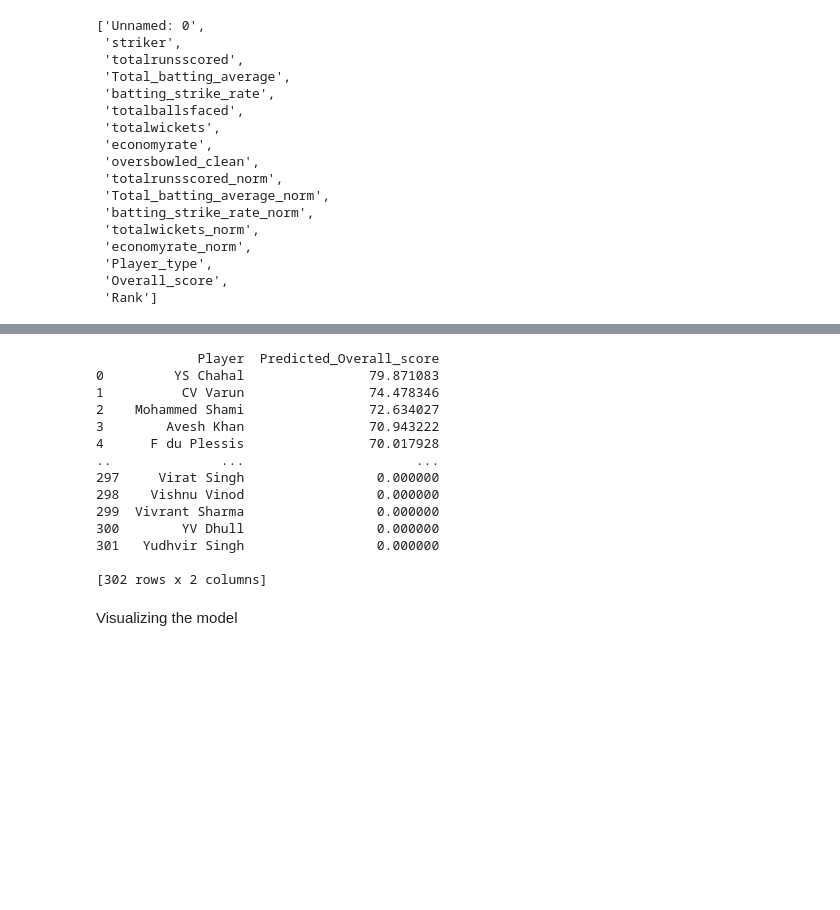
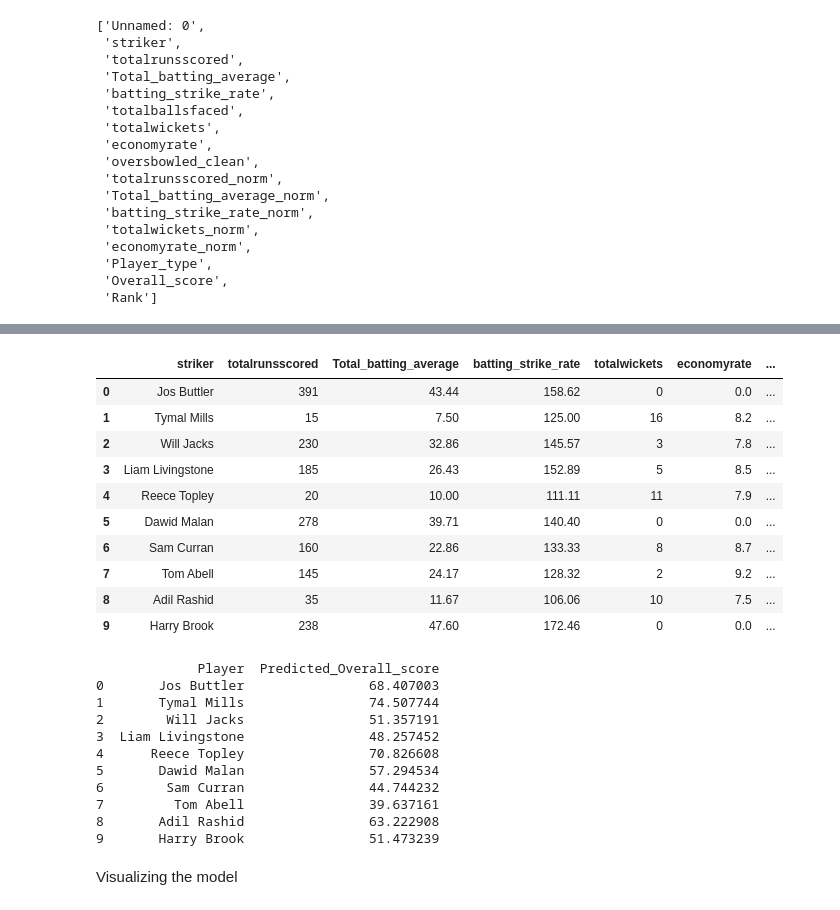
Before and after one commit to NIRANJANGOPALAN/IPL_player_analysis, a Jupyter notebook: Models/players_analysis.ipynb, the cells around one changed output, grey strips where cells are left out. Cells and saved outputs as stored; diff of their text form; code cells hidden in the pictures; blank space fills up the shorter version.

```diff
--- a/Models/players_analysis.ipynb
+++ b/Models/players_analysis.ipynb
@@ -746,0 +749,2 @@ data.columns.to_list()
+# %%
+test_data = pd.read_csv("testData.csv")
@@ -746,0 +846,14 @@ data.columns.to_list()
+# %%
+test_data
+# %% [output]
+|  | striker | totalrunsscored | Total_batting_average | batting_strike_rate | totalwickets | economyrate | ... |
+| 0 | Jos Buttler | 391 | 43.44 | 158.62 | 0 | 0.0 | ... |
+| 1 | Tymal Mills | 15 | 7.50 | 125.00 | 16 | 8.2 | ... |
+| 2 | Will Jacks | 230 | 32.86 | 145.57 | 3 | 7.8 | ... |
+| 3 | Liam Livingstone | 185 | 26.43 | 152.89 | 5 | 8.5 | ... |
+| 4 | Reece Topley | 20 | 10.00 | 111.11 | 11 | 7.9 | ... |
+| 5 | Dawid Malan | 278 | 39.71 | 140.40 | 0 | 0.0 | ... |
+| 6 | Sam Curran | 160 | 22.86 | 133.33 | 8 | 8.7 | ... |
+| 7 | Tom Abell | 145 | 24.17 | 128.32 | 2 | 9.2 | ... |
+| 8 | Adil Rashid | 35 | 11.67 | 106.06 | 10 | 7.5 | ... |
+| 9 | Harry Brook | 238 | 47.60 | 172.46 | 0 | 0.0 | ... |
@@ -747,42 +862,39 @@ data.columns.to_list()
 # %%
-new_data = pd.DataFrame({
+sample_data = pd.DataFrame({
 
- 'totalrunsscored_norm': data['totalrunsscored_norm'],
-    'Total_batting_average_norm': data['Total_batting_average_norm'],
-    'batting_strike_rate_norm': data['batting_strike_rate_norm'],
-    'totalwickets_norm': data['totalwickets_norm'],
-    'economyrate_norm': data['economyrate_norm'],
-    'Player_type': data['Player_type']
+ 'totalrunsscored_norm': test_data['totalrunsscored_norm'],
+    'Total_batting_average_norm': test_data['Total_batting_average_norm'],
+    'batting_strike_rate_norm': test_data['batting_strike_rate_norm'],
+    'totalwickets_norm': test_data['totalwickets_norm'],
+    'economyrate_norm': test_data['economyrate_norm'],
+    'Player_type': test_data['Player_type']
 
 })
 
 # Encode the 'Player_type' for the new data
-new_data['Player_type'] = le.transform(new_data['Player_type'])
+sample_data['Player_type'] = le.transform(sample_data['Player_type'])
 
 # Make predictions for the new input data
-predicted_score = rf_model.predict(new_data)
+predicted_score = rf_model.predict(sample_data)
 
 
 # Add predictions to the example data
-new_data['Predicted_Overall_score'] = predicted_score
+sample_data['Predicted_Overall_score'] = predicted_score
 
 # Add player names to the example data
-new_data['Player'] = data['striker']
+sample_data['Player'] = test_data['striker']
 
 # Display results
-print(new_data[['Player','Predicted_Overall_score']])
+print(sample_data[['Player','Predicted_Overall_score']])
 # %% [output]
              Player  Predicted_Overall_score
-0         YS Chahal                79.871083
-1          CV Varun                74.478346
-2    Mohammed Shami                72.634027
-3        Avesh Khan                70.943222
-4      F du Plessis                70.017928
-..              ...                      ...
-297     Virat Singh                 0.000000
-298    Vishnu Vinod                 0.000000
-299  Vivrant Sharma                 0.000000
-300        YV Dhull                 0.000000
-301   Yudhvir Singh                 0.000000
-
-[302 rows x 2 columns]
+0       Jos Buttler                68.407003
+1       Tymal Mills                74.507744
+2        Will Jacks                51.357191
+3  Liam Livingstone                48.257452
+4      Reece Topley                70.826608
+5       Dawid Malan                57.294534
+6        Sam Curran                44.744232
+7         Tom Abell                39.637161
+8       Adil Rashid                63.222908
+9       Harry Brook                51.473239
```
Also changed, not shown: parts of 4 cells of this notebook, 13 other files.
